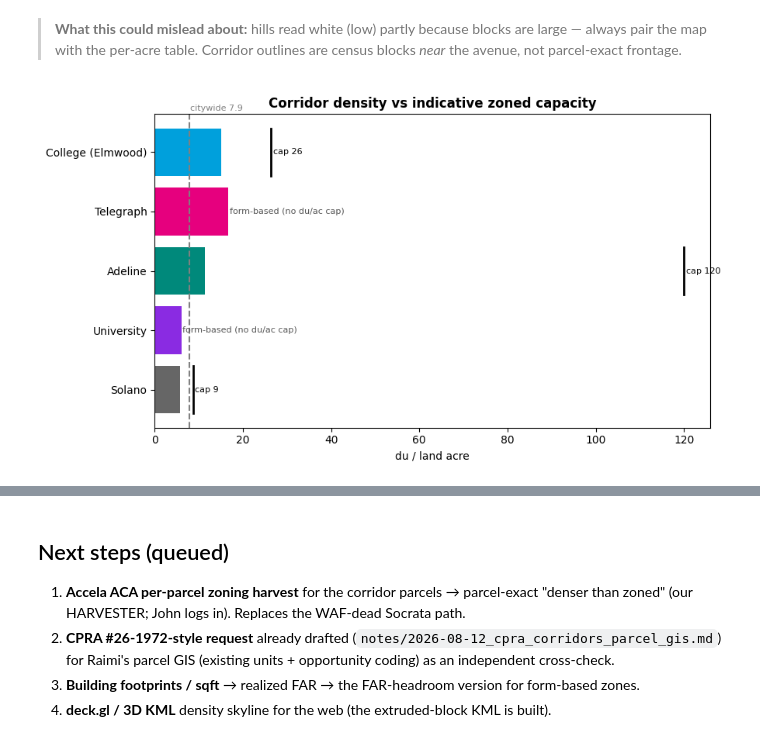
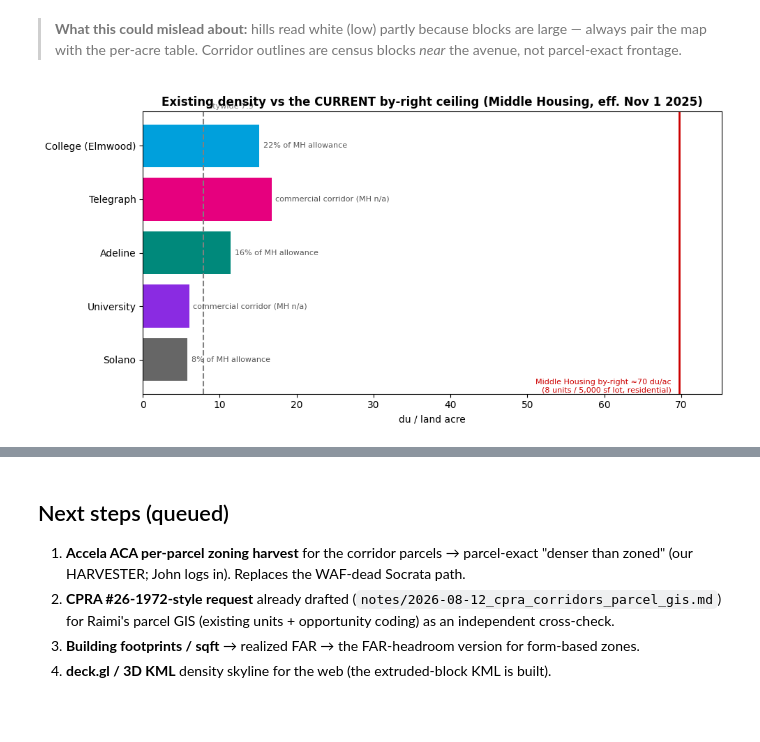
Before and after one commit to blockXblock/berkeley-housing-analysis, a Jupyter notebook: notebooks/v4/JN-M_corridor_density.ipynb, the cells around one changed output, grey strips where cells are left out. Saved outputs shown, nothing was run; the diff lists cells and outputs as text; code cells hidden in the pictures; blank space fills up the shorter version.

```diff
--- a/notebooks/v4/JN-M_corridor_density.ipynb
+++ b/notebooks/v4/JN-M_corridor_density.ipynb
@@ -92,18 +97,23 @@ plt.tight_layout(); plt.show()
 > pair the map with the per-acre table. Corridor outlines are census blocks *near* the avenue, not
 > parcel-exact frontage.
 # %%
-# --- VIZ 2: density vs zoned capacity (the "denser than zoned" chart) ---
+# --- VIZ 2: existing density vs the CURRENT by-right allowance (Middle Housing, eff Nov 1 2025) ---
+from block_density_index import MH_BYRIGHT_DU_AC, MH_RESIDENTIAL
 s=corridor_summary(blk).set_index("cohort")
 order=["College (Elmwood)","Telegraph","Adeline","University","Solano"]
-CAP={"College (Elmwood)":26.4,"Telegraph":np.nan,"Adeline":120,"University":np.nan,"Solano":8.7}
 dua=[float(s.loc[c,"du_per_ac"]) for c in order]; city=float(blk.housing_units.sum()/blk.acres.sum())
-fig,ax=plt.subplots(figsize=(9,5)); y=np.arange(len(order))
+fig,ax=plt.subplots(figsize=(10,5)); y=np.arange(len(order))
 ax.barh(y,dua,color=["#00a0dc","#e6007e","#00897b","#8a2be2","#666"])
+ax.axvline(MH_BYRIGHT_DU_AC,color="#c00",lw=2)
+ax.text(MH_BYRIGHT_DU_AC-1,len(order)-0.5,f"Middle Housing by-right ≈{MH_BYRIGHT_DU_AC:.0f} du/ac\n(8 units / 5,000 sf lot, residential)",
+        ha="right",va="center",fontsize=8,color="#c00")
+ax.axvline(city,ls="--",color="gray"); ax.text(city+.4,-.7,f"citywide {city:.1f}",fontsize=8,color="gray")
 for i,c in enumerate(order):
-    if CAP[c]==CAP[c]: ax.plot([CAP[c]]*2,[i-.4,i+.4],"k",lw=2); ax.text(CAP[c]+.4,i,f"cap {CAP[c]:.0f}",va="center",fontsize=8)
-    else: ax.text(dua[i]+.3,i,"form-based (no du/ac cap)",va="center",fontsize=8,color="#555")
-ax.axvline(city,ls="--",color="gray"); ax.text(city+.2,-.7,f"citywide {city:.1f}",fontsize=8,color="gray")
+    tag = f"{100*dua[i]/MH_BYRIGHT_DU_AC:.0f}% of MH allowance" if c in MH_RESIDENTIAL else "commercial corridor (MH n/a)"
+    ax.text(dua[i]+.5,i,tag,va="center",fontsize=8,color="#555")
 ax.set_yticks(y); ax.set_yticklabels(order); ax.invert_yaxis(); ax.set_xlabel("du / land acre")
-ax.set_title("Corridor density vs indicative zoned capacity",fontweight="bold"); plt.tight_layout(); plt.show()
+ax.set_xlim(0, MH_BYRIGHT_DU_AC*1.08)
+ax.set_title("Existing density vs the CURRENT by-right ceiling (Middle Housing, eff. Nov 1 2025)",fontweight="bold")
+plt.tight_layout(); plt.show()
 # %% [output]
-[figure, old version]
+[figure, new version]
```
Also changed, not shown: parts of 5 cells of this notebook, 4 other files.
